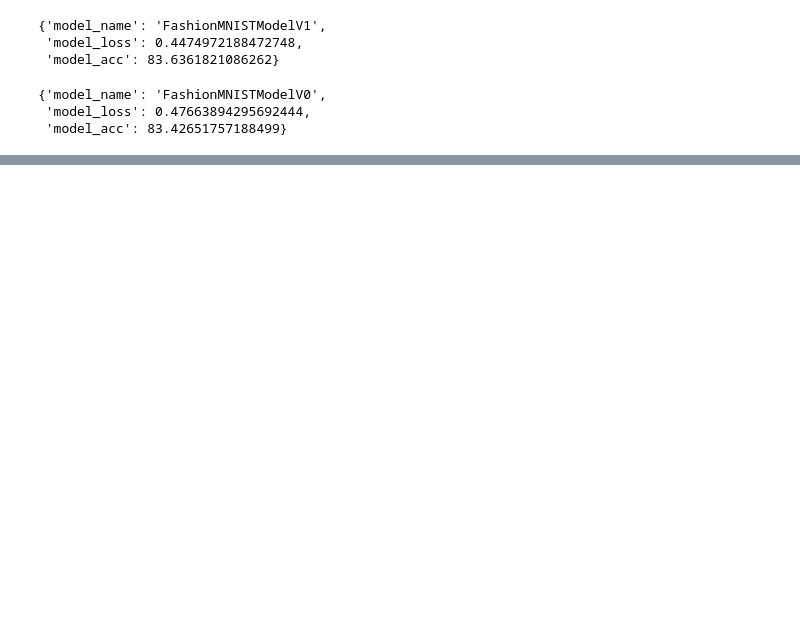
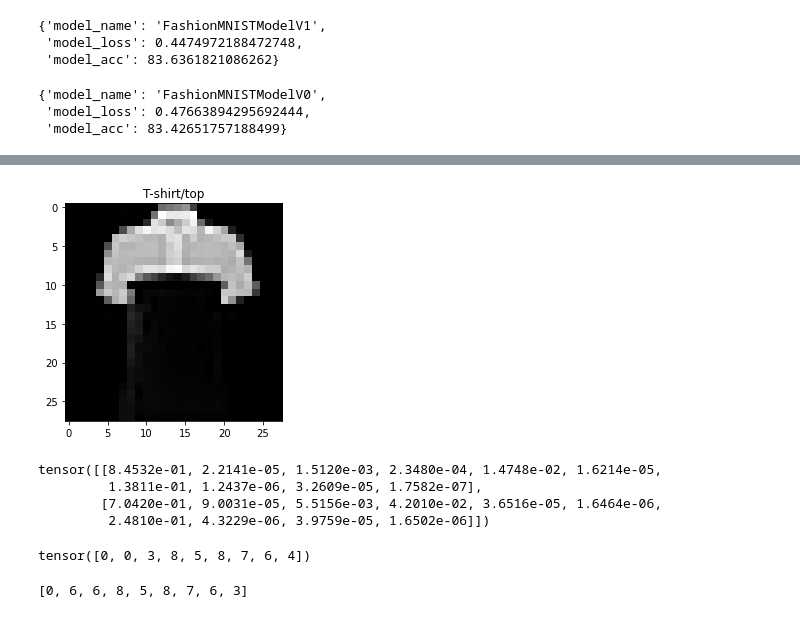
Before and after one commit to seoggu/multiclass_torchvision, a Jupyter notebook: main_model.ipynb, the cells around one changed output, grey strips where cells are left out. Drawn from its saved outputs; the diff is of its cells as text; code cells hidden in the pictures; blank space fills up the shorter version.

```diff
--- a/main_model.ipynb
+++ b/main_model.ipynb
@@ -620,0 +881,24 @@ model_0_results
+# %%
+plt.imshow(test_samples[0].squeeze(), cmap="gray")
+plt.title(class_names[test_labels[0]]);
+# %% [output]
+[figure, added]
+# %%
+pred_probs = make_predictions(model=model_2,
+                              data=test_samples)
+
+pred_probs[:2]
+# %% [output]
+tensor([[8.4532e-01, 2.2141e-05, 1.5120e-03, 2.3480e-04, 1.4748e-02, 1.6214e-05,
+         1.3811e-01, 1.2437e-06, 3.2609e-05, 1.7582e-07],
+        [7.0420e-01, 9.0031e-05, 5.5156e-03, 4.2010e-02, 3.6516e-05, 1.6464e-06,
+         2.4810e-01, 4.3229e-06, 3.9759e-05, 1.6502e-06]])
+# %%
+pred_classes = pred_probs.argmax(dim=1)
+pred_classes
+# %% [output]
+tensor([0, 0, 3, 8, 5, 8, 7, 6, 4])
+# %%
+test_labels
+# %% [output]
+[0, 6, 6, 8, 5, 8, 7, 6, 3]
```
Also changed, not shown: parts of 42 cells of this notebook.
